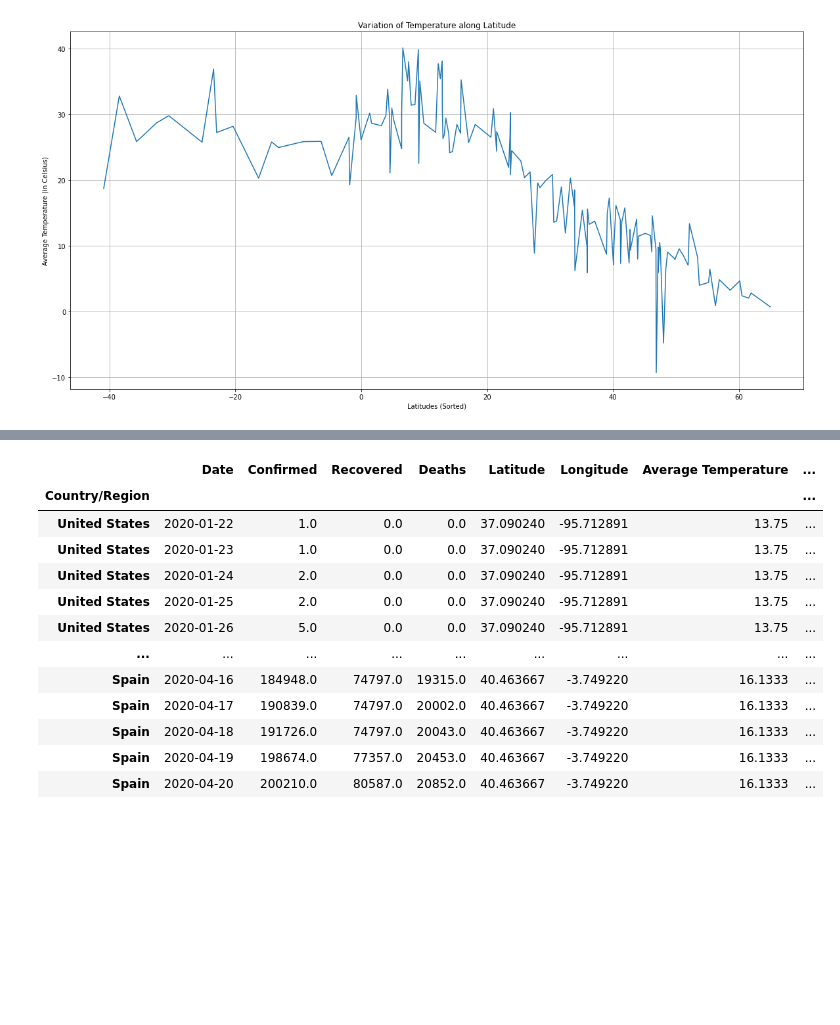
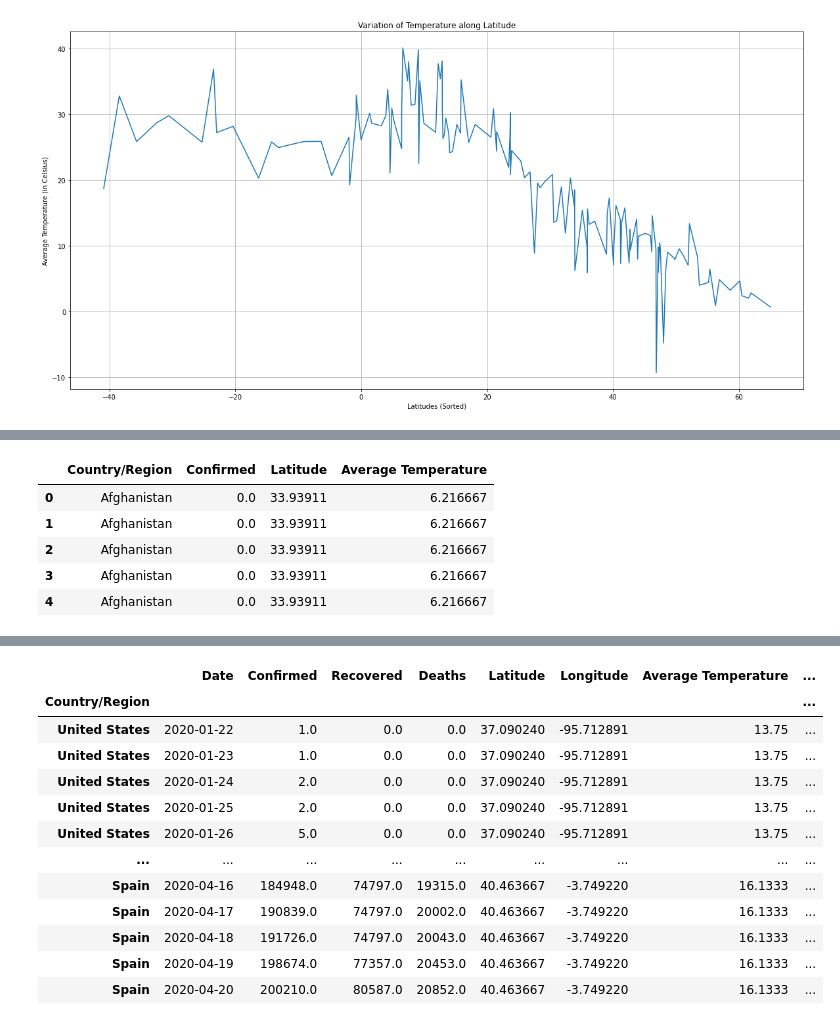
Before and after one commit to newb-dev-1008/GetBoarded_Latitude, a Jupyter notebook: GetBoarded_Week2.ipynb, the cells around one changed output, grey strips where cells are left out. Saved outputs shown, nothing was run; the diff lists cells and outputs as text; code cells hidden in the pictures; blank space fills up the shorter version.

```diff
--- a/GetBoarded_Week2.ipynb
+++ b/GetBoarded_Week2.ipynb
@@ -664,0 +689,2 @@ plt.grid()
+# %%
+corrected_covid_data = corrected_covid_data.astype({'Average Temperature':'float64', 'Average Humidity': 'float64'})
@@ -664,0 +703,3 @@ plt.grid()
+# %%
+confirmed = corrected_covid_data.drop(['Date','Recovered','Deaths','Longitude','Average Humidity'], axis = 1)
+confirmed.head()
@@ -664,0 +714,10 @@ plt.grid()
+# %%
+confirmed = confirmed.reset_index()
+confirmed.head()
+# %% [output]
+|  | Country/Region | Confirmed | Latitude | Average Temperature |
+| 0 | Afghanistan | 0.0 | 33.93911 | 6.216667 |
+| 1 | Afghanistan | 0.0 | 33.93911 | 6.216667 |
+| 2 | Afghanistan | 0.0 | 33.93911 | 6.216667 |
+| 3 | Afghanistan | 0.0 | 33.93911 | 6.216667 |
+| 4 | Afghanistan | 0.0 | 33.93911 | 6.216667 |
```
Also changed, not shown: parts of 8 cells of this notebook.
